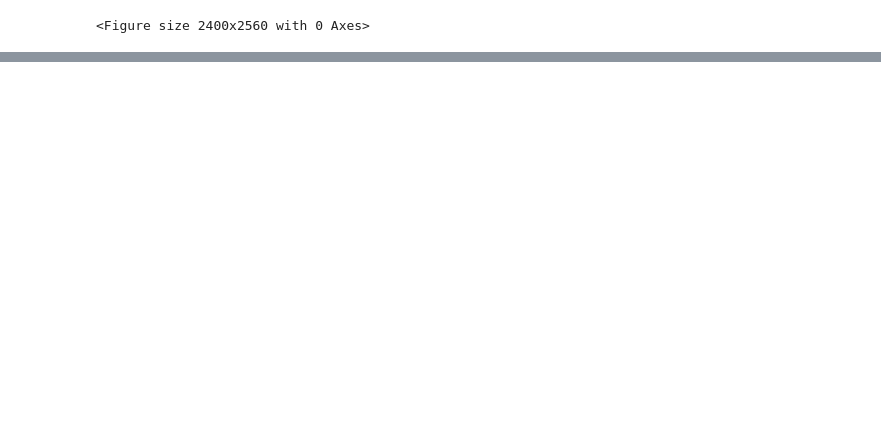
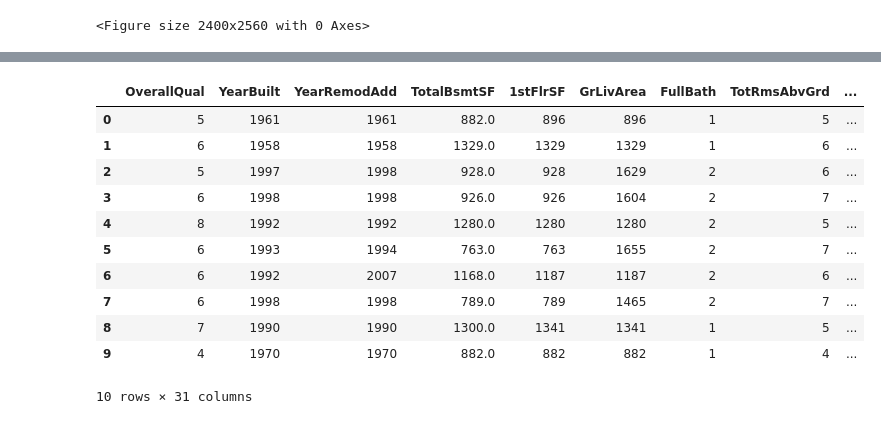
Before and after one commit to chiacchius/ML_House_prices, a Jupyter notebook: MLnotebook.ipynb, the cells around one changed output, grey strips where cells are left out. Cells and saved outputs as stored; diff of their text form; code cells hidden in the pictures; blank space fills up the shorter version.

```diff
--- a/MLnotebook.ipynb
+++ b/MLnotebook.ipynb
@@ -311,7 +311,8 @@ trainset.head(10)
 # %% [markdown]
 correlazione
 # %%
-correlation_matrix = pd.concat([trainset, target], axis="columns").corr()
+trainset =pd.concat([trainset, target], axis="columns")
+correlation_matrix = trainset.corr()
 plt.figure(figsize=(15, 16), dpi=160)
 #sns.heatmap(correlation_matrix, cmap="bwr")
 cmap = cmap=sns.diverging_palette(5, 250, as_cmap=True)
@@ -340,0 +346,3 @@ analisi della correlazione
+# %%
+target_correlation = trainset.corr()[target.name][:-1]
+target_correlation
@@ -340,0 +362,38 @@ analisi della correlazione
+# %%
+#find features with a very weak correlations
+very_weak_corr = target_correlation[abs(target_correlation)<0.25].sort_values(ascending=False)
+#print something
+very_weak_corr_names = target_correlation[abs(target_correlation)<0.25].index.tolist()
+#print(very_weak_corr_names)
+
+#find features with a weak correlations
+weak_corr = target_correlation[(abs(target_correlation)>=0.25) & (abs(target_correlation)<0.50)].sort_values(ascending=False)
+#print something
+weak_corr_list = target_correlation[(abs(target_correlation)>=0.25) & (abs(target_correlation)<0.50)].index.tolist()
+
+#find features with a moderate correlations
+moderate_corr = target_correlation[(abs(target_correlation)>=0.50) & (abs(target_correlation)<0.75)].sort_values(ascending=False)
+moderate_corr_list = target_correlation[(abs(target_correlation)>=0.50) & (abs(target_correlation)<0.75)].index.tolist()
+#print(moderate_corr)
+
+#find features with a strong correlations
+strong_corr = target_correlation[(abs(target_correlation)>=0.75)].sort_values(ascending=False)
+strong_corr_list = target_correlation[(abs(target_correlation)>=0.75)].index.tolist()
+#print(strong_corr)
+# %%
+#trainset and testset with only correlated feature
+trainset = trainset.loc[:, strong_corr_list + moderate_corr_list + weak_corr_list + [target.name]]
+testset = testset.loc[:, strong_corr_list + moderate_corr_list + weak_corr_list]
+# %% [output]
+|  | OverallQual | YearBuilt | YearRemodAdd | TotalBsmtSF | 1stFlrSF | GrLivArea | FullBath | TotRmsAbvGrd | ... |
+| 0 | 5 | 1961 | 1961 | 882.0 | 896 | 896 | 1 | 5 | ... |
+| 1 | 6 | 1958 | 1958 | 1329.0 | 1329 | 1329 | 1 | 6 | ... |
+| 2 | 5 | 1997 | 1998 | 928.0 | 928 | 1629 | 2 | 6 | ... |
+| 3 | 6 | 1998 | 1998 | 926.0 | 926 | 1604 | 2 | 7 | ... |
+| 4 | 8 | 1992 | 1992 | 1280.0 | 1280 | 1280 | 2 | 5 | ... |
+| 5 | 6 | 1993 | 1994 | 763.0 | 763 | 1655 | 2 | 7 | ... |
+| 6 | 6 | 1992 | 2007 | 1168.0 | 1187 | 1187 | 2 | 6 | ... |
+| 7 | 6 | 1998 | 1998 | 789.0 | 789 | 1465 | 2 | 7 | ... |
+| 8 | 7 | 1990 | 1990 | 1300.0 | 1341 | 1341 | 1 | 5 | ... |
+| 9 | 4 | 1970 | 1970 | 882.0 | 882 | 882 | 1 | 4 | ... |
+10 rows × 31 columns
```
Also changed, not shown: parts of 3 cells of this notebook.
